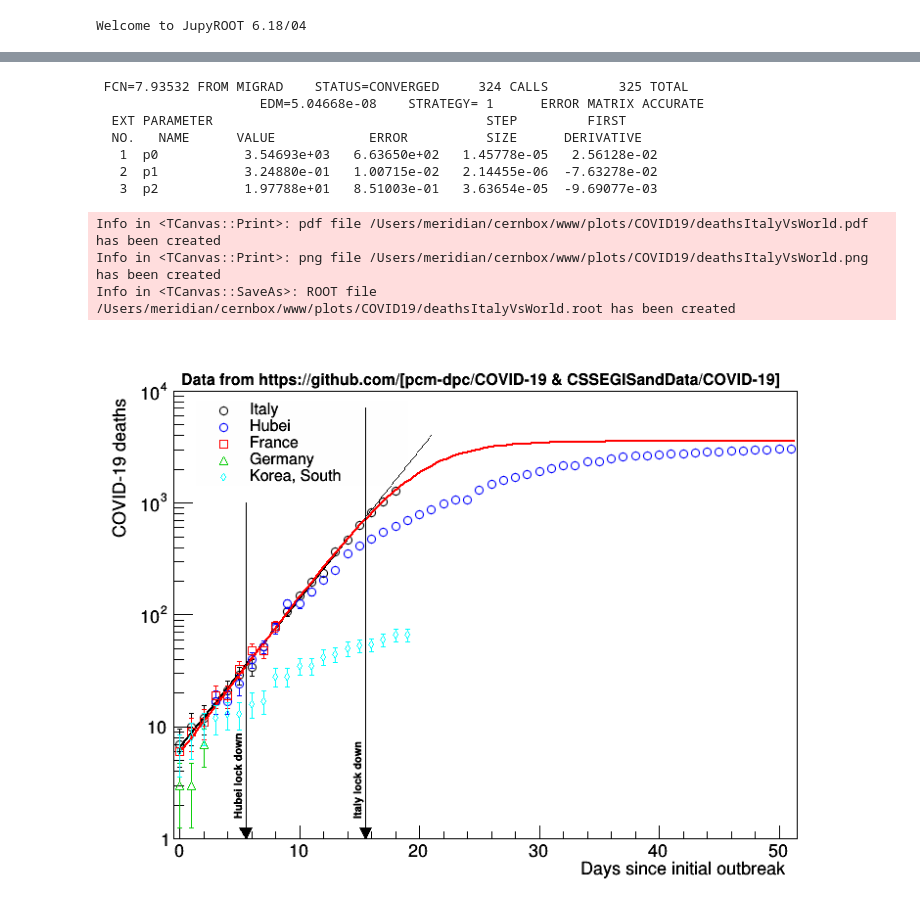
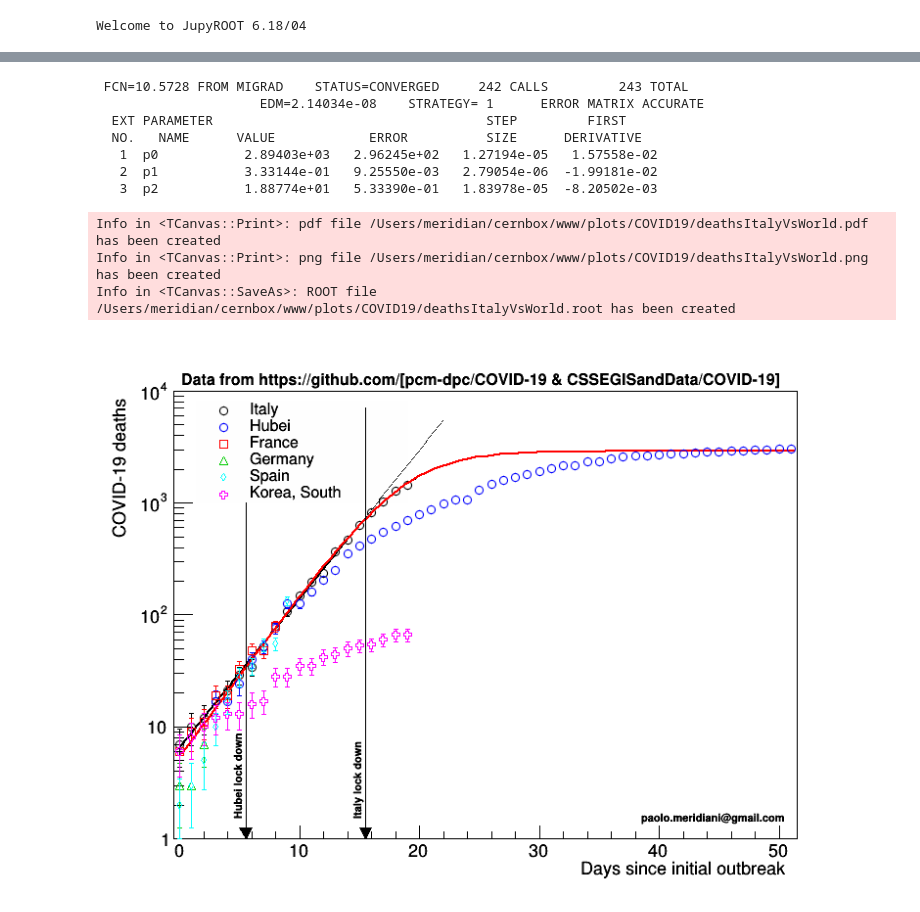
Before and after one commit to pmeridian/COVID19, a Jupyter notebook: Covid19.ipynb, the cells around one changed output, grey strips where cells are left out. Cells and saved outputs as stored; diff of their text form; code cells hidden in the pictures.

```diff
--- a/Covid19.ipynb
+++ b/Covid19.ipynb
@@ -12,7 +12,7 @@ dfNational = pd.read_csv(urlNational)
 
 df={}
 
-province=['TO','MI','LO','RM','RI']
+province=['TO','MI','LO','RM','BG','PV','PD','RI']
 for p in province:
     df[p]=dfByProvince[dfByProvince['sigla_provincia']==p]
 # %%
@@ -169,7 +186,8 @@ colors=[
     R.kRed,
     R.kGreen+1,
     R.kCyan,
-    R.kMagenta
+    R.kMagenta,
+    R.kOrange
 ]
 
 labels={
@@ -184,7 +202,6 @@ leg1.SetFillColorAlpha(0,0)
 leg1.SetBorderSize(0)
 leg1.SetTextSize(0.03)
 
-
 fEx={}
 for ik,k in enumerate(keys):
     graphs[k]=R.TGraphErrors()
@@ -198,12 +215,16 @@ for ik,k in enumerate(keys):
     graphs[k].SetMarkerStyle(20+ik)
     graphs[k].SetMarkerSize(0.9)
     graphs[k].Draw("PSAME")
-    graphs[k].Fit("ff","RB+","",0,graphs[k].GetN()-5)
+    if (k!= 'nuovi_attualmente_positivi'):
+        graphs[k].Fit("logit","RB+")
+        graphs[k].GetFunction("logit").SetLineColor(colors[ik])
+        graphs[k].GetFunction("logit").SetLineStyle(3)
+    graphs[k].Fit("ff","RB+","",0,graphs[k].GetN()-6)
     t.SetTextSize(0.05)
     leg1.AddEntry(graphs[k],"%s #tau = %.1f #pm %.1f days"%(labels[k],f.GetParameter(1),f.GetParError(1)),"PL")
     graphs[k].GetFunction("ff").SetLineColor(colors[ik])
     fEx[k]=graphs[k].GetFunction("ff").Clone("fEx_%s"%k)
-    fEx[k].SetRange(graphs[k].GetN()-5,graphs[k].GetN()+2)
+    fEx[k].SetRange(graphs[k].GetN()-6,graphs[k].GetN()+2)
     fEx[k].SetLineWidth(1)
     fEx[k].SetLineStyle(2)
     fEx[k].SetLineColor(colors[ik])
@@ -222,7 +243,9 @@ t1.SetTextAngle(90)
 t1.DrawLatex(15.2,3,'Italy lock down')
 
 leg1.Draw()
+t2.DrawLatexNDC(0.13,0.13,'paolo.meridiani@gmail.com')
+
+c1.Draw()
 for ext in ['.pdf','.png','.root']:
     c1.SaveAs("~/cernbox/www/plots/COVID19/summaryNational"+ext)
-c1.Draw()
 # %% [output]
@@ -256,10 +279,11 @@ df['Hubei'].columns=['deaths']
 prov={
     'France':'France',
     'Germany':'',
-    'Korea, South':''
+    'Korea, South':'',
+    'Spain':''
 }
 
-for country in ['France','Germany','Korea, South']:
+for country in ['France','Germany','Spain','Korea, South']:
 
     if (prov[country] != ''):
         df[country]=dfWorld.loc[(dfWorld['Country/Region']==country) & (dfWorld['Province/State']==prov[country])]
@@ -274,19 +298,13 @@ for country in ['France','Germany','Korea, South']:
 delay={
     'Hubei':3,
     'France':-43,
+    'Spain':-42,
     'Germany':-49,
     'Korea, South':-32
 }
 
-logit=R.TF1("logit","[0]/(1+TMath::Exp(-[1]*(x-[2])))",0,100)
-logit.SetParameter(0,1000)
-logit.SetParLimits(0,0,10000)
-logit.SetParameter(1,3)
-logit.SetParLimits(1,0.,10.)
-logit.SetParameter(2,5)
-logit.SetParLimits(2,0.,20.)
 
-for ic,c in enumerate(['Hubei','France','Germany','Korea, South']):
+for ic,c in enumerate(['Hubei','France','Germany','Spain','Korea, South']):
     graphs['deceduti_%s'%c]=R.TGraphErrors()
     graphs['deceduti_%s'%c].SetName('deceduti_%s'%c)
 
@@ -301,7 +319,7 @@ a1.GetYaxis().SetTitle("COVID-19 deaths")
 a1.SetStats(0)
 a1.Draw()
 
-leg2=R.TLegend(0.13,0.88,0.4,0.73)
+leg2=R.TLegend(0.13,0.88,0.4,0.7)
 leg2.SetFillColorAlpha(0,0)
 leg2.SetBorderSize(0)
 leg2.SetTextSize(0.03)
@@ -315,42 +333,44 @@ graphs['deceduti'].Draw("PSAME")
 graphs['deceduti'].Fit("logit","RB+")
 leg2.AddEntry(graphs['deceduti'],"Italy","P")
 
-for ic,c in enumerate(['Hubei','France','Germany','Korea, South']):
+
+for ic,c in enumerate(['Hubei','France','Germany','Spain','Korea, South']):
     graphs['deceduti_%s'%c].SetMarkerStyle(24+ic)
     graphs['deceduti_%s'%c].SetMarkerColor(colors[ic+1])
     graphs['deceduti_%s'%c].SetLineColor(colors[ic+1])
     graphs['deceduti_%s'%c].SetMarkerSize(1.0)
     graphs['deceduti_%s'%c].Draw("PSAME")
     #if (c=='Hubei'):
-        #graphs['deceduti_%s'%c].Fit("logit","RB+")
+    #    graphs['deceduti_%s'%c].Fit("f2","RB+","")
 
     leg2.AddEntry(graphs['deceduti_%s'%c],c,"P")
 
-c1.Draw()
 t.SetTextSize(0.03)
 t.DrawLatexNDC(0.11,0.91,'Data from https://github.com/[pcm-dpc/COVID-19 & CSSEGISandData/COVID-19]')
 leg2.Draw()
 
 ar1=R.TArrow(5.5,1000,5.5,1,0.02,"|>")
 ar1.Draw()
 ar2=R.TArrow(15.5,7000,15.5,1,0.02,"|>")
 ar2.Draw()
 
 t1.SetTextSize(0.02)
 t1.DrawLatex(15.2,1.5,'Italy lock down')
 t1.DrawLatex(5.2,1.5,'Hubei lock down')
+t2.DrawLatexNDC(0.7,0.13,'paolo.meridiani@gmail.com')
+c1.Draw()
 
 for ext in ['.pdf','.png','.root']:
     c1.SaveAs("~/cernbox/www/plots/COVID19/deathsItalyVsWorld"+ext)
 # %% [output]
- FCN=7.93532 FROM MIGRAD    STATUS=CONVERGED     324 CALLS         325 TOTAL
-                     EDM=5.04668e-08    STRATEGY= 1      ERROR MATRIX ACCURATE
+ FCN=10.5728 FROM MIGRAD    STATUS=CONVERGED     242 CALLS         243 TOTAL
+                     EDM=2.14034e-08    STRATEGY= 1      ERROR MATRIX ACCURATE
   EXT PARAMETER                                   STEP         FIRST
   NO.   NAME      VALUE            ERROR          SIZE      DERIVATIVE
-   1  p0           3.54693e+03   6.63650e+02   1.45778e-05   2.56128e-02
-   2  p1           3.24880e-01   1.00715e-02   2.14455e-06  -7.63278e-02
-   3  p2           1.97788e+01   8.51003e-01   3.63654e-05  -9.69077e-03
+   1  p0           2.89403e+03   2.96245e+02   1.27194e-05   1.57558e-02
+   2  p1           3.33144e-01   9.25550e-03   2.79054e-06  -1.99181e-02
+   3  p2           1.88774e+01   5.33390e-01   1.83978e-05  -8.20502e-03
 Info in <TCanvas::Print>: pdf file /Users/meridian/cernbox/www/plots/COVID19/deathsItalyVsWorld.pdf has been created
 Info in <TCanvas::Print>: png file /Users/meridian/cernbox/www/plots/COVID19/deathsItalyVsWorld.png has been created
 Info in <TCanvas::SaveAs>: ROOT file /Users/meridian/cernbox/www/plots/COVID19/deathsItalyVsWorld.root has been created
-[figure, old version]
+[figure, new version]
```
Also changed, not shown: parts of 5 cells of this notebook.
